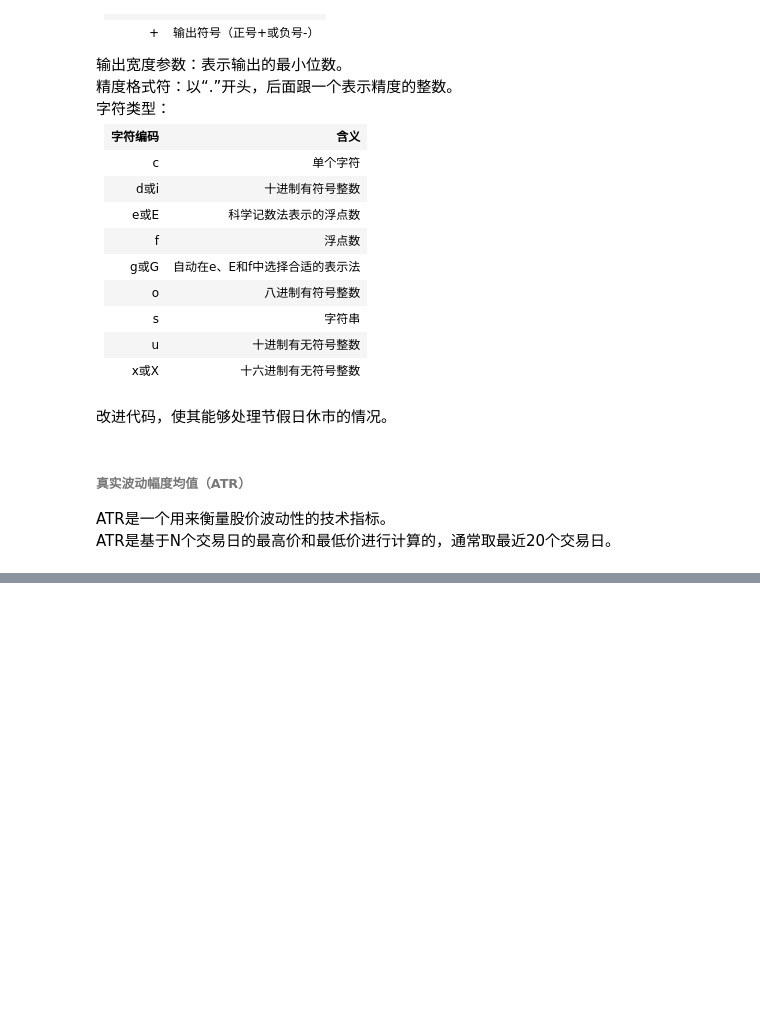
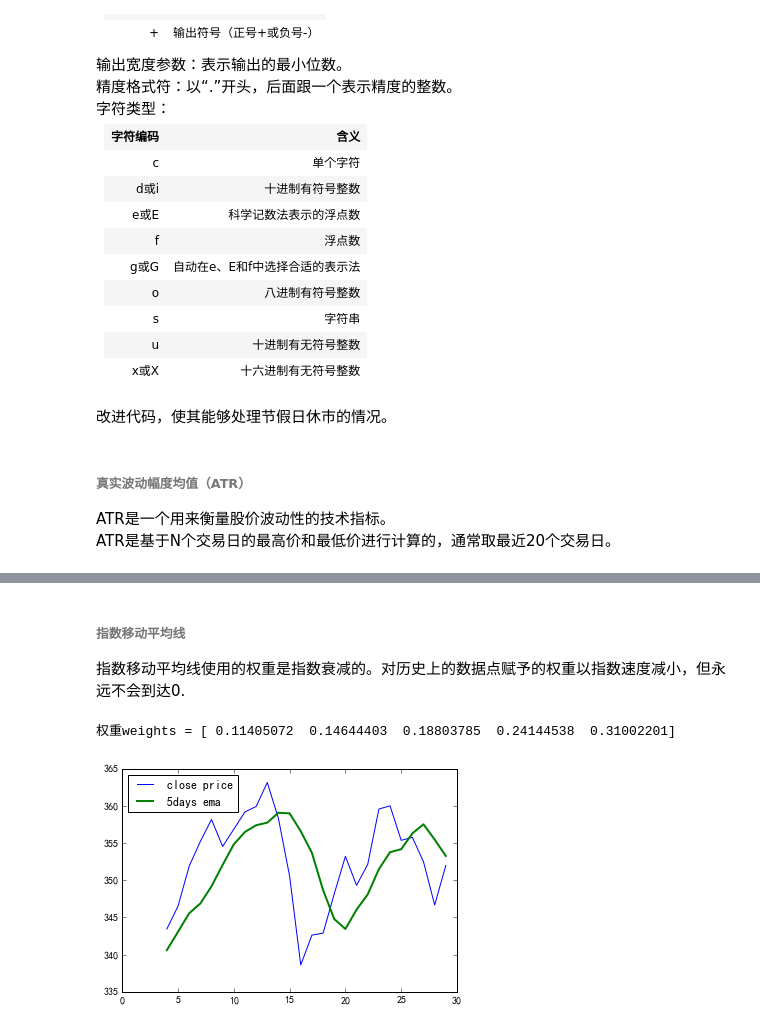
Before and after one commit to jasmine3happy/NumpyBeginner-sGuide, a Jupyter notebook: chap03.常用函数.ipynb, the cells around one changed output, grey strips where cells are left out. Saved outputs shown, nothing was run; the diff lists cells and outputs as text; code cells hidden in the pictures; blank space fills up the shorter version.

```diff
--- a/chap03.常用函数.ipynb
+++ b/chap03.常用函数.ipynb
@@ -321,0 +392,18 @@ ATR是基于N个交易日的最高价和最低价进行计算的，通常取最
+# %% [markdown]
+###### 指数移动平均线
+指数移动平均线使用的权重是指数衰减的。对历史上的数据点赋予的权重以指数速度减小，但永远不会到达0.
+# %%
+# linspace函数需要一个起始值和一个终止值参数，以及可选的元素个数的参数，返回一个元素值在指定的范围内均匀分别的数组
+weights = np.exp(np.linspace(-1., 0., N))
+# 对权重值做归一化处理
+weights /= weights.sum()
+print("权重weights = " + str(weights))
+ema = np.convolve(weights, c)[N-1: -N+1]
+t = np.arange(N-1, len(c))
+plt.plot(t, c[N-1:], lw=1.0, label="close price")
+plt.plot(t, ema, lw=2.0, label=str(N) + "days ema")
+plt.legend(loc="upper left")
+plt.show()
+# %% [output]
+权重weights = [ 0.11405072  0.14644403  0.18803785  0.24144538  0.31002201]
+[figure, added]
```
Also changed, not shown: parts of 9 cells of this notebook.
